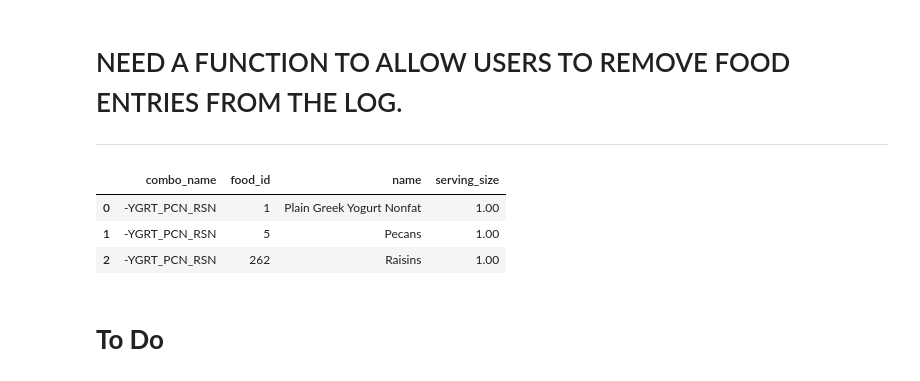
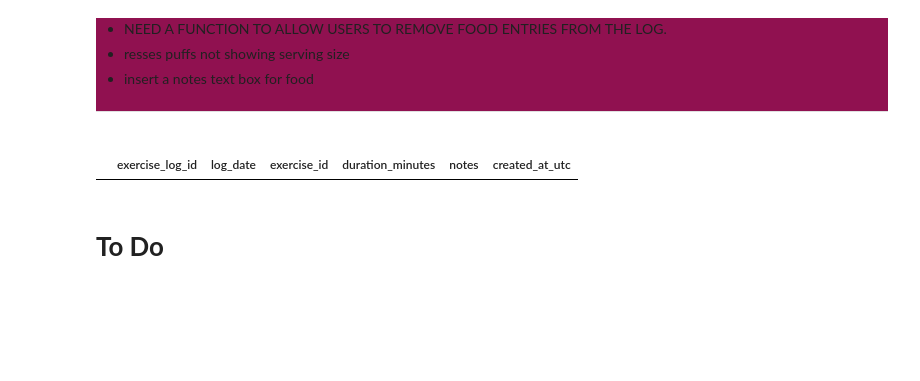
Before and after one commit to YosefCh/Digital-You, a Jupyter notebook: pseudocode.ipynb, the cells around one changed output. Drawn from its saved outputs; the diff is of its cells as text; code cells hidden in the pictures; blank space fills up the shorter version.

Commit message:
modified to-do notes

```diff
--- a/pseudocode.ipynb
+++ b/pseudocode.ipynb
@@ -24,17 +24,24 @@ As of 2026-09-10 | 10:01 PM
 # %% [markdown]
-# NEED A FUNCTION TO ALLOW USERS TO REMOVE FOOD ENTRIES FROM THE LOG.
+<div style="background:rgb(144, 17, 80)">
+
+- NEED A FUNCTION TO ALLOW USERS TO REMOVE FOOD ENTRIES FROM THE LOG.
+- resses puffs not showing serving size
+- insert a notes text box for food
 
 ---
 # %%
 from postgres import run_select
+query_1 = """
+        select l.*, f.name from food_log l
+                   join food f on l.food_id = f.food_id
+                   where log_date = '2026-09-13'
+          """
+run_select("""
 
-run_select("""select * from ygrt_pcn_rsn;
+           select * from exercise_log where log_date = '2026-09-13'
            """)
 # %% [output]
-|  | combo_name | food_id | name | serving_size |
-| 0 | -YGRT_PCN_RSN | 1 | Plain Greek Yogurt Nonfat | 1.00 |
-| 1 | -YGRT_PCN_RSN | 5 | Pecans | 1.00 |
-| 2 | -YGRT_PCN_RSN | 262 | Raisins | 1.00 |
+|  | exercise_log_id | log_date | exercise_id | duration_minutes | notes | created_at_utc |
 # %% [markdown]
 # __To Do__
 # %% [markdown]
```
Also changed, not shown: parts of 1 cell of this notebook.
